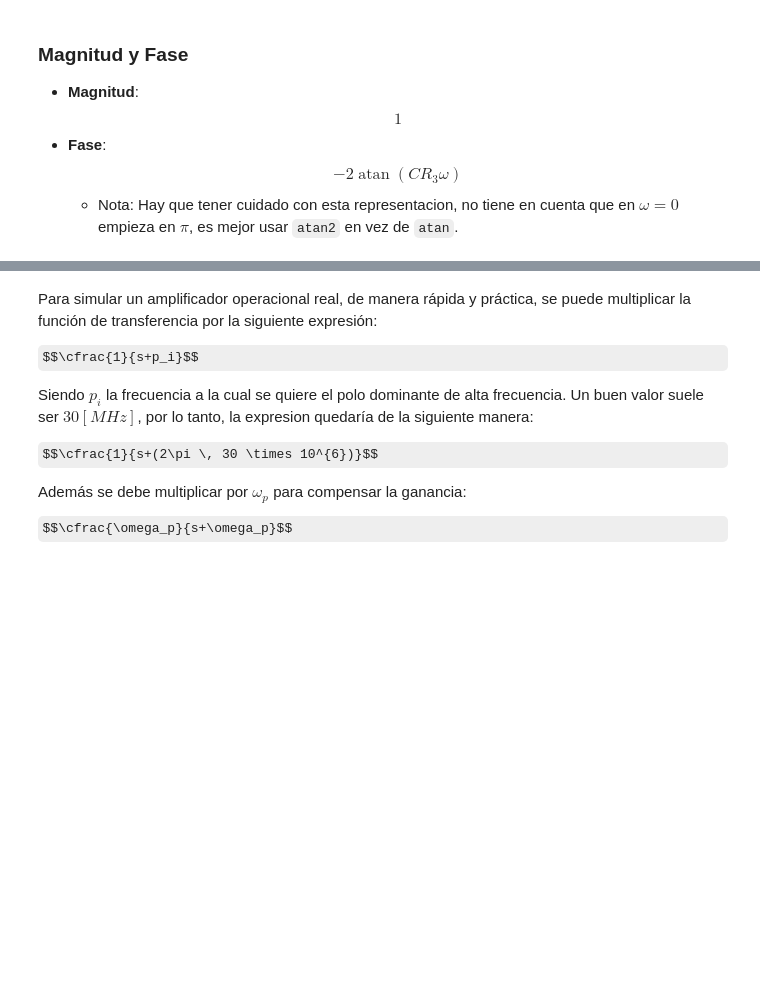
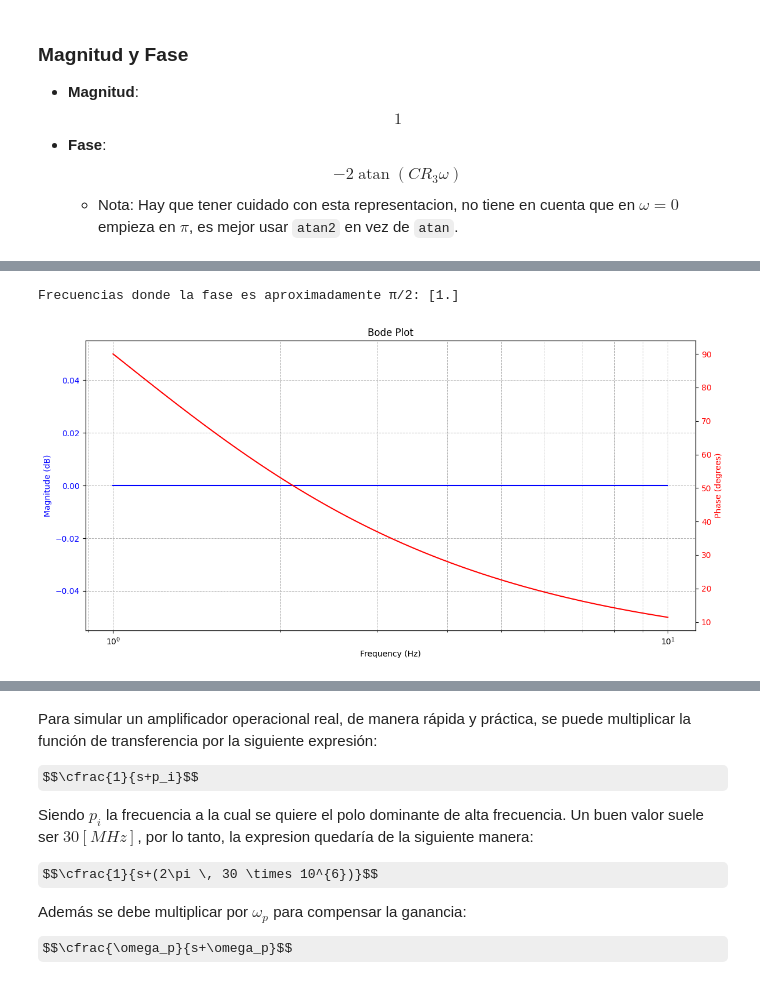
Before and after one commit to fborello-lambda/TC2-2025, a Jupyter notebook: TS1/TS1.ipynb, the cells around one changed output, grey strips where cells are left out. Cells and saved outputs as stored; diff of their text form; code cells hidden in the pictures; some formulas as TeX source; blank space fills up the shorter version.

```diff
--- a/TS1/TS1.ipynb
+++ b/TS1/TS1.ipynb
@@ -132,15 +132,7 @@ display(Markdown(markdown_text))
 - **Fase**: $$- 2 \operatorname{atan}{\left(C R_{3} \omega \right)}$$
     - Nota: Hay que tener cuidado con esta representacion, no tiene en cuenta que en $\omega = 0$ empieza en $\pi$, es mejor usar `atan2` en vez de `atan`.
 # %%
-f = 1e3
-Rn = 1
-R12 = 1
-w0 = 2 * np.pi * f
-Q = 1
-values = {R2: R12 / Rn, R3: Rn, C: Q * (Rn / w0)}
-
-
-def plot_tf(tf, values):
+def plot_tf(tf, values, x):
     tf_numeric = tf.subs(values)
     # s to jω
     omega = sp.symbols("omega", real=True)
@@ -149,7 +141,7 @@ def plot_tf(tf, values):
     H = sp.lambdify(omega, s_to_jw, "numpy")
 
     # Genero frecuencias
-    frequencies = np.logspace(0, 9, 100)  # 10^0 to 10^9 Hz
+    frequencies = np.logspace(0, x, 1000)  # 10^0 to 10^x Hz
     frequencies_rad = frequencies * 2 * np.pi
 
     # Evaluate magnitude and phase of the transfer function
@@ -183,6 +175,3 @@ def plot_tf(tf, values):
     plt.title("Bode Plot")
     plt.tight_layout()
     plt.show()
-
-
-plot_tf(H, values)
@@ -191,0 +184,11 @@ Frecuencias donde la fase es aproximadamente π/2: [1000.]
+# %%
+Rn = 1
+R12 = 1
+w0 = 2 * np.pi * 1
+Q = 1
+values = {R2: R12 / Rn, R3: Rn, C: Q * (Rn / w0)}
+
+plot_tf(H, values, 1)
+# %% [output]
+Frecuencias donde la fase es aproximadamente π/2: [1.]
+[figure, added]
```
Also changed, not shown: parts of 17 cells of this notebook.
